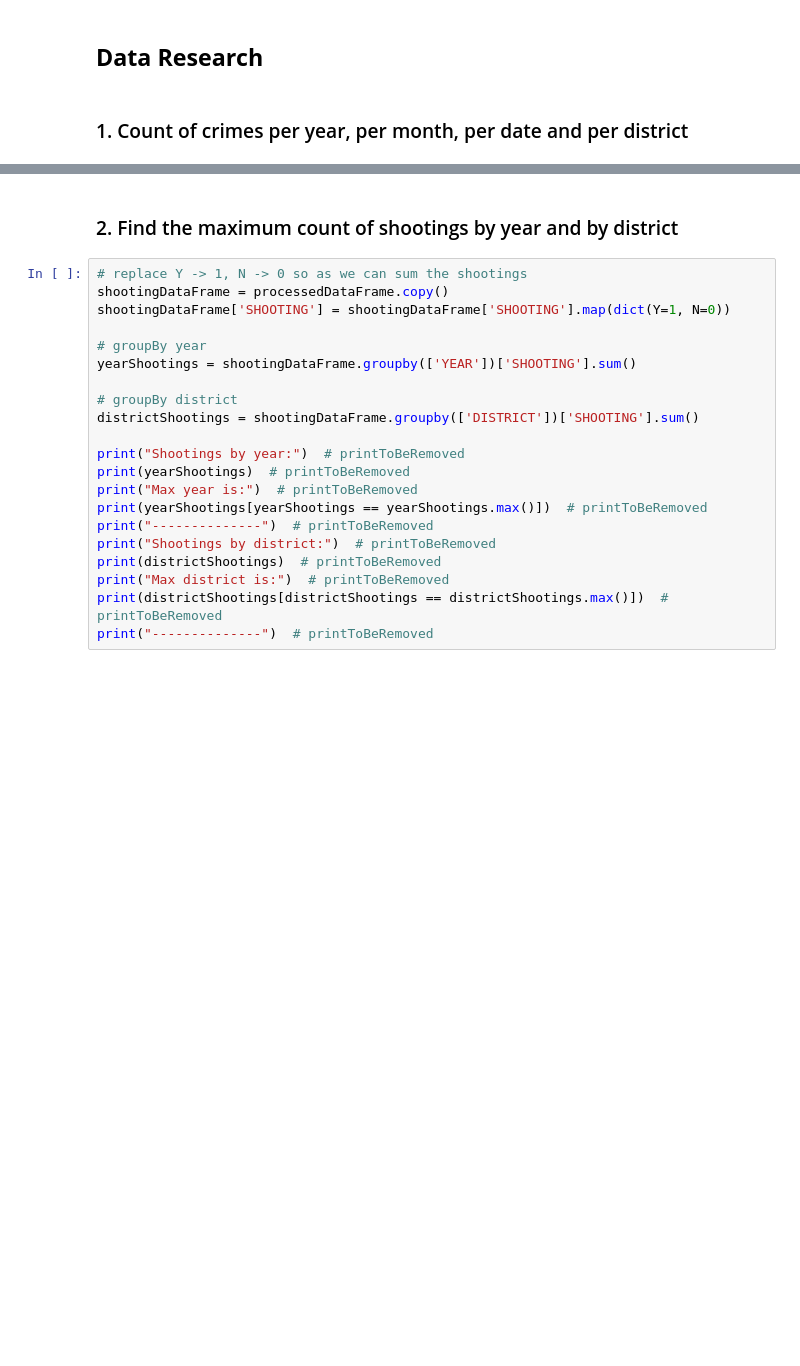
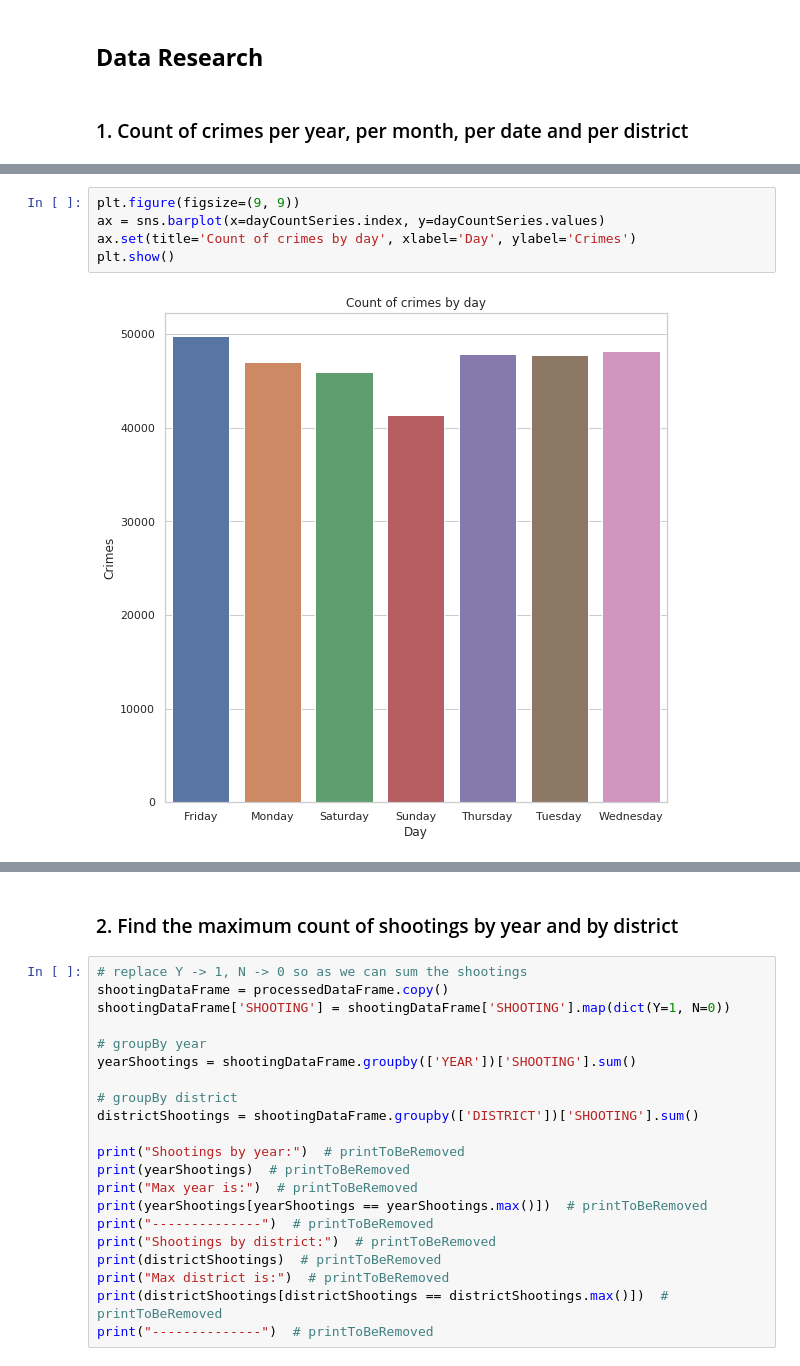
Before and after one commit to PanosEvange/Data-Analysis-and-Clustering, a Jupyter notebook: scr_sdi1500039/sdi1500039_Project2.ipynb, the cells around one changed output, grey strips where cells are left out. Drawn from its saved outputs; the diff is of its cells as text; blank space fills up the shorter version.

```diff
--- a/scr_sdi1500039/sdi1500039_Project2.ipynb
+++ b/scr_sdi1500039/sdi1500039_Project2.ipynb
@@ -101,0 +70,7 @@ Name: INCIDENT_NUMBER, dtype: int64
+# %%
+plt.figure(figsize=(9, 9))
+ax = sns.barplot(x=dayCountSeries.index, y=dayCountSeries.values)
+ax.set(title='Count of crimes by day', xlabel='Day', ylabel='Crimes')
+plt.show()
+# %% [output]
+[figure, added]
```
Also changed, not shown: parts of 7 cells of this notebook, 1 other file.
